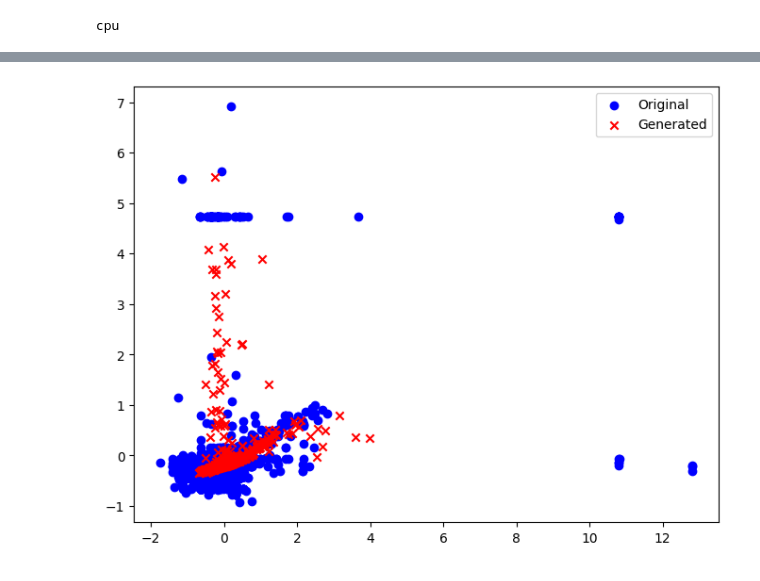
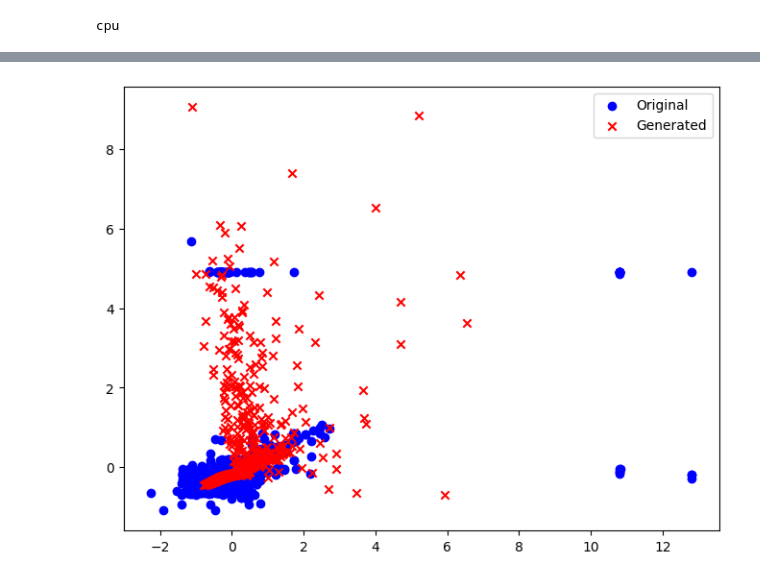
Before and after one commit to ThibLang/playground-series-s3e21, a Jupyter notebook: VAE.ipynb, the cells around one changed output, grey strips where cells are left out. Saved outputs shown, nothing was run; the diff lists cells and outputs as text; code cells hidden in the pictures.

```diff
--- a/VAE.ipynb
+++ b/VAE.ipynb
@@ -10,4 +10,6 @@ from sklearn.ensemble import IsolationForest
 from sklearn.neighbors import LocalOutlierFactor
 from sklearn.linear_model import SGDOneClassSVM
 from sklearn.model_selection import KFold
+# %%
+data_path = 'data/sample_submission.csv'
 # %%
@@ -44,5 +61,8 @@ df = df[df.target != 7]
 # %%
 from torch.utils.data import Dataset
+import numpy as np
+import pandas as pd
+from sklearn.preprocessing import StandardScaler
 
 class CustomDataset(Dataset):
     def __init__(self, dataframe):
@@ -54,42 +74,20 @@ class CustomDataset(Dataset):
     def __getitem__(self, index):
         return self.data[index]
 
-import numpy as np
-
-def standardize_data(data):
-    """
-    Standardize the input data (Z-score normalization).
-
-    Parameters:
-    - data (np.array): Input data to be standardized.
-
-    Returns:
-    - np.array: Standardized data.
-    """
-    mean = np.mean(data, axis=0)
-    std_dev = np.std(data, axis=0)
-
-    # Avoid division by zero by adding a small epsilon
-    std_dev += 1e-7
-
-    standardized_data = (data - mean) / std_dev
-    return standardized_data
-
-# Assuming the other parts of your code and the provided CustomDataset are above this
+# Assuming df is your DataFrame with the data and col_to_keep is a list with the columns you want to keep
 col_to_keep = ['O2_1', 'O2_2', 'BOD5_5', 'target']
 training_df = df[col_to_keep]
 training_ds = CustomDataset(training_df)
 
 # Convert CustomDataset to a numpy matrix
 training_data_matrix = np.array([sample.astype(np.float32) for sample in training_ds])
-training_df = pd.DataFrame(training_data_matrix)
-training_ds = CustomDataset(training_df)
 
-# Normalize the data matrix
-normalized_data_matrix = standardize_data(training_data_matrix)
+# Initialize the scaler, fit on the data and transform
+scaler = StandardScaler()
+normalized_data_matrix = scaler.fit_transform(training_data_matrix)
 
-# Create a new CustomDataset with normalized data
-normalized_df = pd.DataFrame(normalized_data_matrix)
+# Convert back to CustomDataset
+normalized_df = pd.DataFrame(normalized_data_matrix, columns=col_to_keep)
 normalized_training_ds = CustomDataset(normalized_df)
 # %%
 import torch as T
@@ -306,27 +308,28 @@ Epoch 1000/1000, Loss: 3515.1050, Best: 3412.4663
 # %%
 import matplotlib.pyplot as plt
 import numpy as np
 
 model.eval()
 with torch.no_grad():
     # Sample from a standard normal distribution
-    z = torch.randn(2000, L).to(device)
+    z = torch.randn(5000, L).to(device)
     generated_samples = model.decode(z).cpu().numpy()
 
 
 original_samples = data[:100].numpy()
 
 fig, ax = plt.subplots(figsize=(8, 6))
 
 # Scatter original samples
 ax.scatter(normalized_df.iloc[:, 0], normalized_df.iloc[:, 1], c='blue', marker='o', label='Original')
+# ax.scatter(training_df.iloc[:, 0], training_df.iloc[:, 1], c='blue', marker='o', label='Original')
 # Scatter generated samples
 ax.scatter(generated_samples[:, 0], generated_samples[:, 1], c='red', marker='x', label='Generated')
 
 ax.legend()
 plt.show()
 # %% [output]
-[figure, old version]
+[figure, new version]
 # %%
 # Make a PCA on the normalized_df to display the 4 dimensions in 2D
 from sklearn.decomposition import PCA
```
Also changed, not shown: parts of 19 cells of this notebook.
